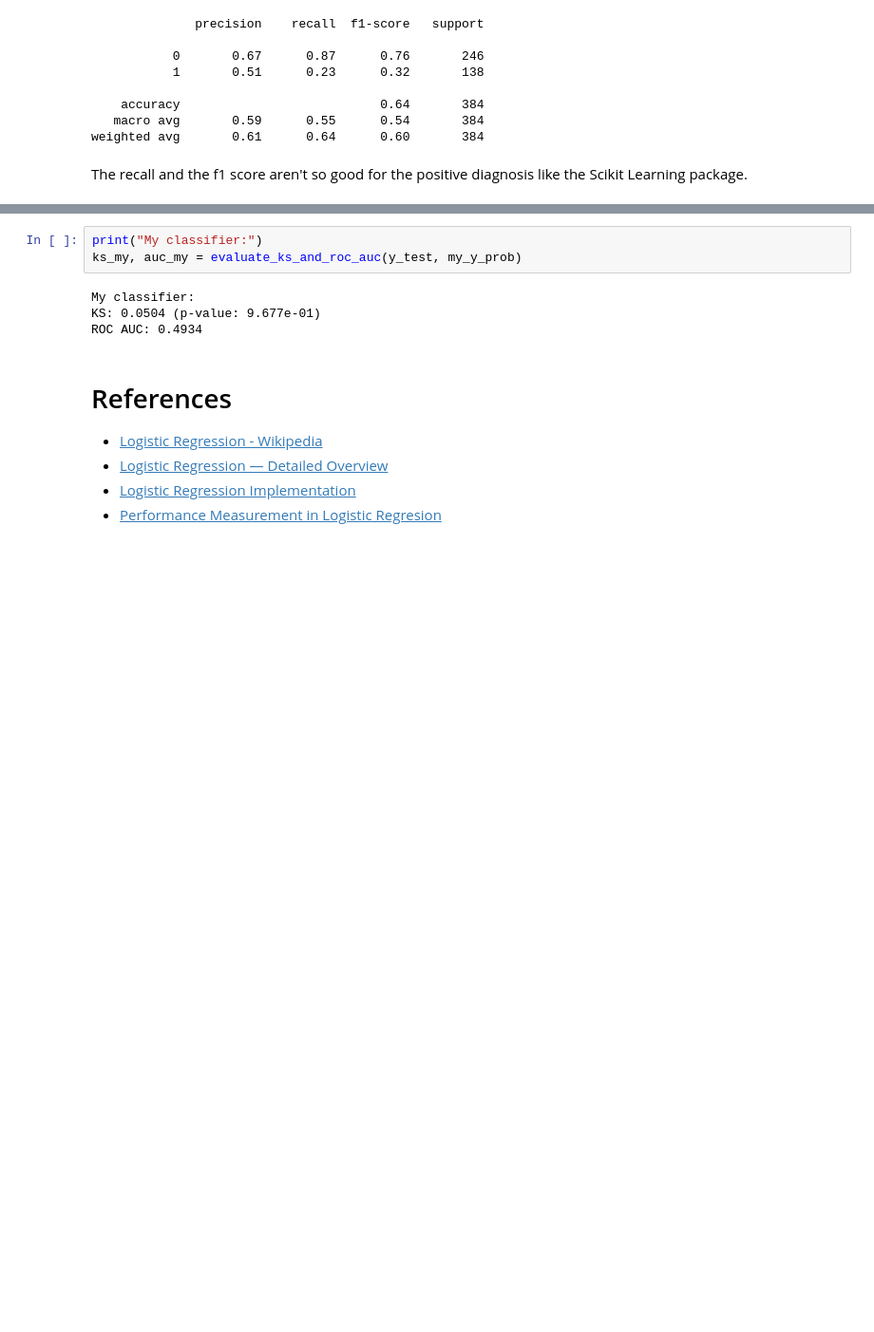
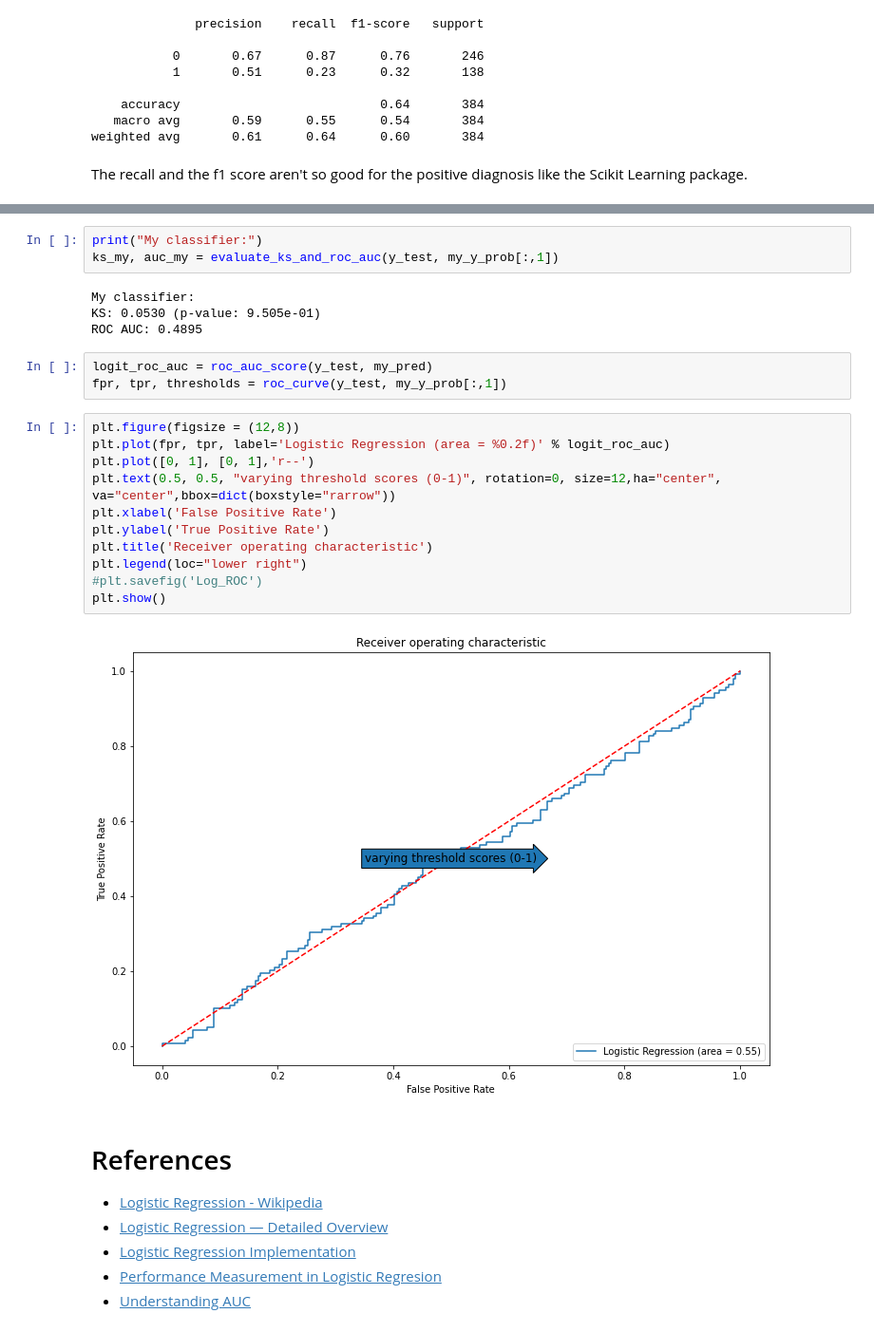
Before and after one commit to dimasjackson/Logistic-Regression-Clearly-Explained, a Jupyter notebook: logistic-regression-clearly-explained.ipynb, the cells around one changed output, grey strips where cells are left out. Shown at 95% size. Cells and saved outputs as stored; diff of their text form; blank space fills up the shorter version.

```diff
--- a/logistic-regression-clearly-explained.ipynb
+++ b/logistic-regression-clearly-explained.ipynb
@@ -454,10 +488,26 @@ plt.tight_layout()
 # %%
 print("My classifier:")
-ks_my, auc_my = evaluate_ks_and_roc_auc(y_test, my_y_prob)
+ks_my, auc_my = evaluate_ks_and_roc_auc(y_test, my_y_prob[:,1])
 # %% [output]
 My classifier:
-KS: 0.0504 (p-value: 9.677e-01)
-ROC AUC: 0.4934
+KS: 0.0530 (p-value: 9.505e-01)
+ROC AUC: 0.4895
+# %%
+logit_roc_auc = roc_auc_score(y_test, my_pred)
+fpr, tpr, thresholds = roc_curve(y_test, my_y_prob[:,1])
+# %%
+plt.figure(figsize = (12,8))
+plt.plot(fpr, tpr, label='Logistic Regression (area = %0.2f)' % logit_roc_auc)
+plt.plot([0, 1], [0, 1],'r--')
+plt.text(0.5, 0.5, "varying threshold scores (0-1)", rotation=0, size=12,ha="center", va="center",bbox=dict(boxstyle="rarrow"))
+plt.xlabel('False Positive Rate')
+plt.ylabel('True Positive Rate')
+plt.title('Receiver operating characteristic')
+plt.legend(loc="lower right")
+#plt.savefig('Log_ROC')
+plt.show()
+# %% [output]
+[figure, added]
 # %% [markdown]
 # References
 
@@ -465,4 +515,5 @@ ROC AUC: 0.4934
 * [Logistic Regression — Detailed Overview](https://towardsdatascience.com/logistic-regression-detailed-overview-46c4da4303bc)
 * [Logistic Regression Implementation](https://www.kaggle.com/code/kanncaa1/logistic-regression-implementation)
 * [Performance Measurement in Logistic Regresion](https://meettank29067.medium.com/performance-measurement-in-logistic-regression-8c9109b25278)
+* [Understanding AUC](https://medium.com/@data.science.enthusiast/auc-roc-curve-ae9180eaf4f7)
 # %% [markdown]
```
Also changed, not shown: parts of 13 cells of this notebook.
